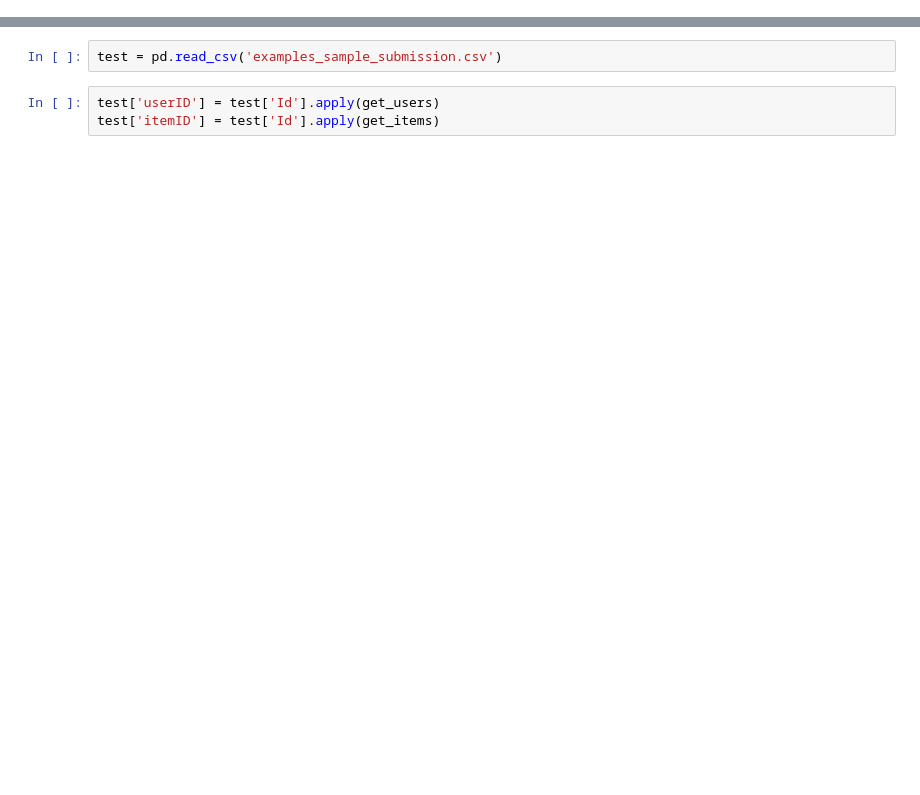
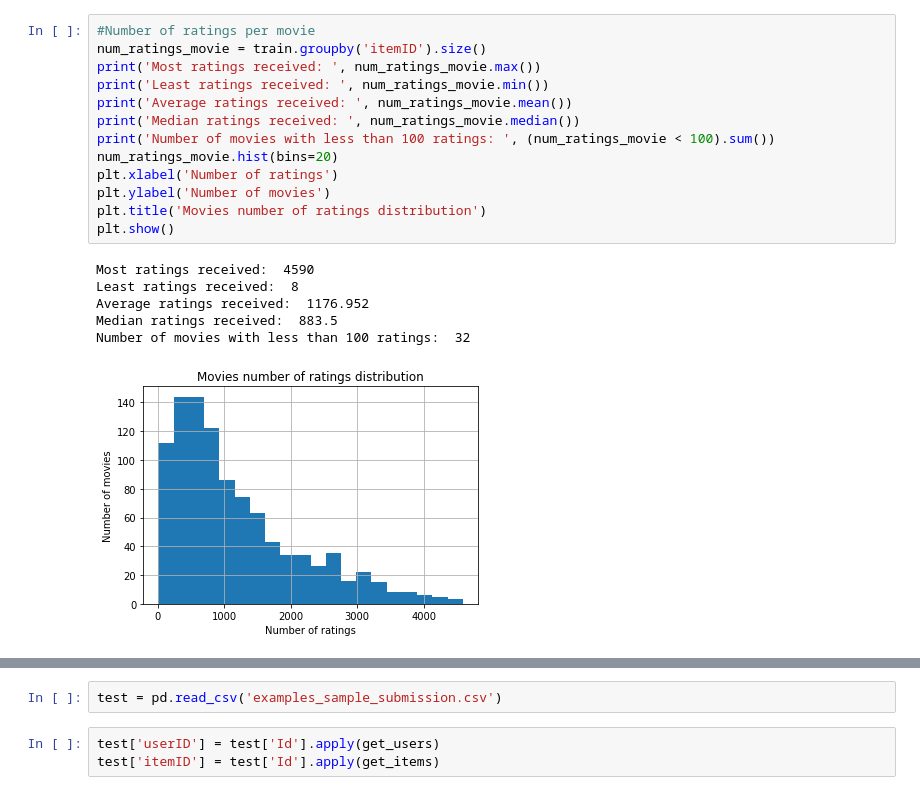
Before and after one commit to BYOBToBBQ/ml_project_2, a Jupyter notebook: Vince_first.ipynb, the cells around one changed output, grey strips where cells are left out. Saved outputs shown, nothing was run; the diff lists cells and outputs as text; blank space fills up the shorter version.

```diff
--- a/Vince_first.ipynb
+++ b/Vince_first.ipynb
@@ -51,0 +75,20 @@ data.head()
+# %%
+#Number of ratings per movie
+num_ratings_movie = train.groupby('itemID').size()
+print('Most ratings received: ', num_ratings_movie.max())
+print('Least ratings received: ', num_ratings_movie.min())
+print('Average ratings received: ', num_ratings_movie.mean())
+print('Median ratings received: ', num_ratings_movie.median())
+print('Number of movies with less than 100 ratings: ', (num_ratings_movie < 100).sum())
+num_ratings_movie.hist(bins=20)
+plt.xlabel('Number of ratings')
+plt.ylabel('Number of movies')
+plt.title('Movies number of ratings distribution')
+plt.show()
+# %% [output]
+Most ratings received:  4590
+Least ratings received:  8
+Average ratings received:  1176.952
+Median ratings received:  883.5
+Number of movies with less than 100 ratings:  32
+[figure, added]
```
Also changed, not shown: parts of 30 cells of this notebook, 2 other files.
